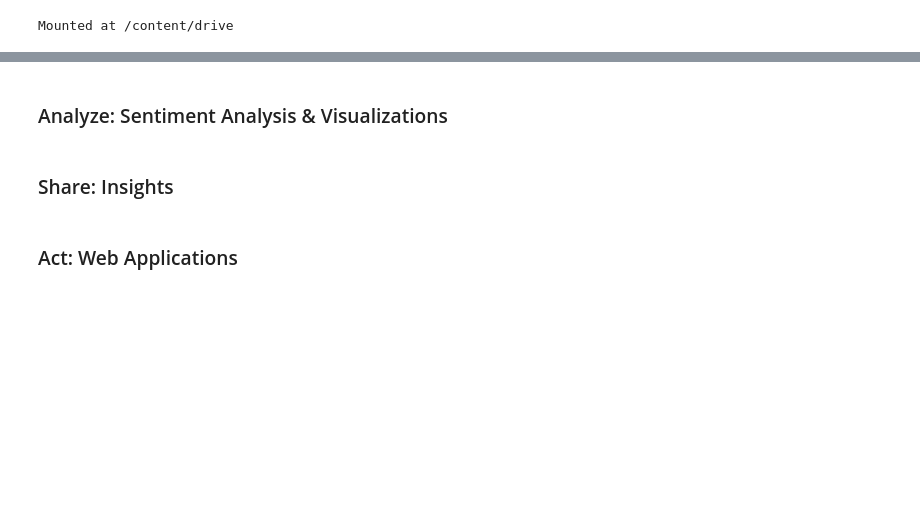
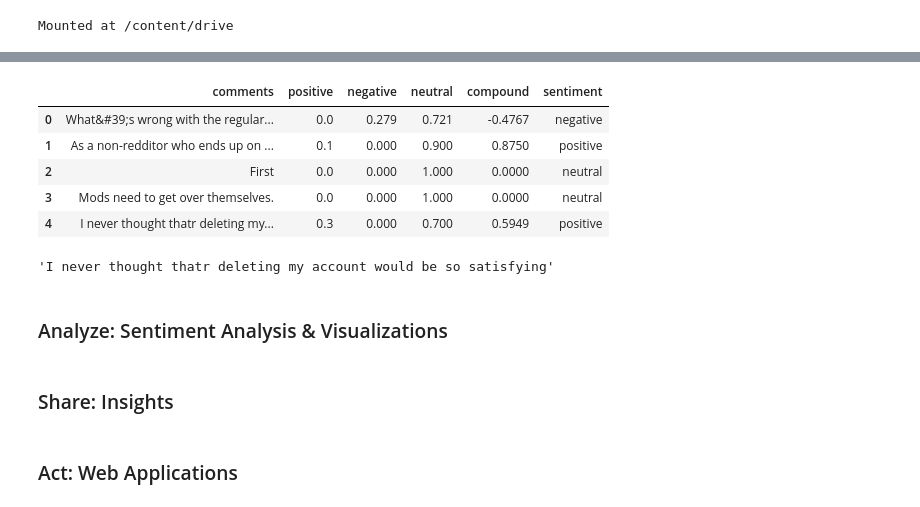
Before and after one commit to WilliamLu1999/Data-ML-Projects, a Jupyter notebook: reddit_api_sentiment_analysis_spark.ipynb, the cells around one changed output, grey strips where cells are left out. Cells and saved outputs as stored; diff of their text form; code cells hidden in the pictures; blank space fills up the shorter version.

```diff
--- a/reddit_api_sentiment_analysis_spark.ipynb
+++ b/reddit_api_sentiment_analysis_spark.ipynb
@@ -176,0 +162,4 @@ df
+# %%
+# run this for every new run
+rc = pd.read_csv('/content/drive/MyDrive/data/reddit_api_comments.csv')
+rc
@@ -176,0 +185,19 @@ df
+# %%
+nltk.download('vader_lexicon')
+sentiments = SentimentIntensityAnalyzer()
+rc["positive"] = [sentiments.polarity_scores(i)["pos"] for i in rc["comments"]]
+rc["negative"] = [sentiments.polarity_scores(i)["neg"] for i in rc["comments"]]
+rc["neutral"] = [sentiments.polarity_scores(i)["neu"] for i in rc["comments"]]
+rc['compound'] = [sentiments.polarity_scores(i)["compound"] for i in rc["comments"]]
+score = rc["compound"].values
+sentiment = []
+for i in score:
+    if i >= 0.05 :
+        sentiment.append('positive')
+    elif i <= -0.05 :
+        sentiment.append('negative')
+    else:
+        sentiment.append('neutral')
+rc["sentiment"] = sentiment
+rc.head()
+# %% [output]
@@ -177,3 +205,13 @@ df
+|  | comments | positive | negative | neutral | compound | sentiment |
+| 0 | What&#39;s wrong with the regular... | 0.0 | 0.279 | 0.721 | -0.4767 | negative |
+| 1 | As a non-redditor who ends up on ... | 0.1 | 0.000 | 0.900 | 0.8750 | positive |
+| 2 | First | 0.0 | 0.000 | 1.000 | 0.0000 | neutral |
+| 3 | Mods need to get over themselves. | 0.0 | 0.000 | 1.000 | 0.0000 | neutral |
+| 4 | I never thought thatr deleting my... | 0.3 | 0.000 | 0.700 | 0.5949 | positive |
+# %%
+rc.iloc[4]['comments']
+# %% [output]
+'I never thought thatr deleting my account would be so satisfying'
 # %% [markdown]
 <a id="section-5"></a>
 ### Analyze: Sentiment Analysis & Visualizations
```
Also changed, not shown: parts of 7 cells of this notebook.
